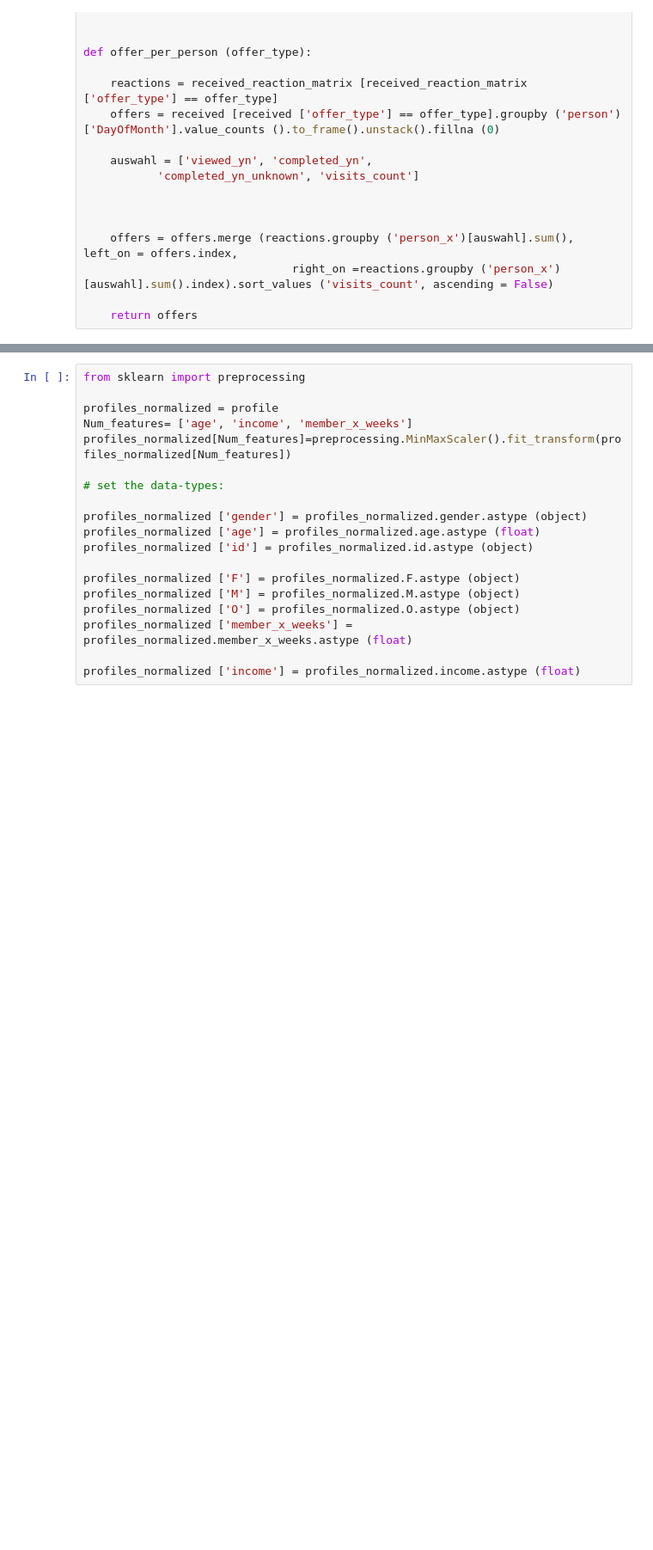
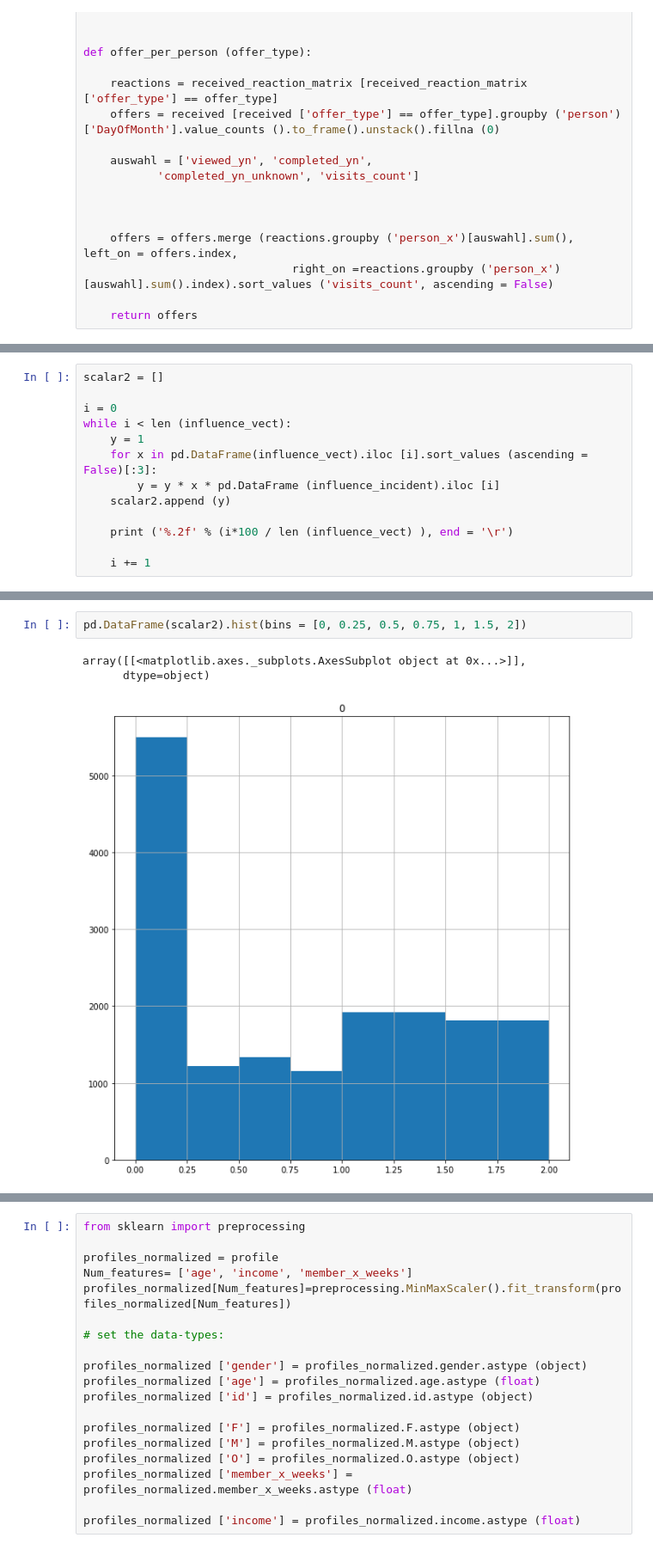
Before and after one commit to ludmann-stefan/Starbucks_CapstoneProject, a Jupyter notebook: ML StarbucksProject.ipynb, the cells around one changed output, grey strips where cells are left out. Shown: that part at 86% size. Drawn from its saved outputs; the diff is of its cells as text; blank space fills up the shorter version.

```diff
--- a/ML StarbucksProject.ipynb
+++ b/ML StarbucksProject.ipynb
@@ -262,0 +370,13 @@ while i < stop:
+# %%
+scalar2 = []
+
+i = 0
+while i < len (influence_vect):
+    y = 1
+    for x in pd.DataFrame(influence_vect).iloc [i].sort_values (ascending = False)[:3]:
+        y = y * x * pd.DataFrame (influence_incident).iloc [i]
+    scalar2.append (y)
+
+    print ('%.2f' % (i*100 / len (influence_vect) ), end = '\r')
+
+    i += 1
@@ -262,0 +397,6 @@ while i < stop:
+# %%
+pd.DataFrame(scalar2).hist(bins = [0, 0.25, 0.5, 0.75, 1, 1.5, 2])
+# %% [output]
+array([[<matplotlib.axes._subplots.AxesSubplot object at 0x...>]],
+      dtype=object)
+[figure, added]
```
Also changed, not shown: parts of 79 cells of this notebook, 2 other files.
